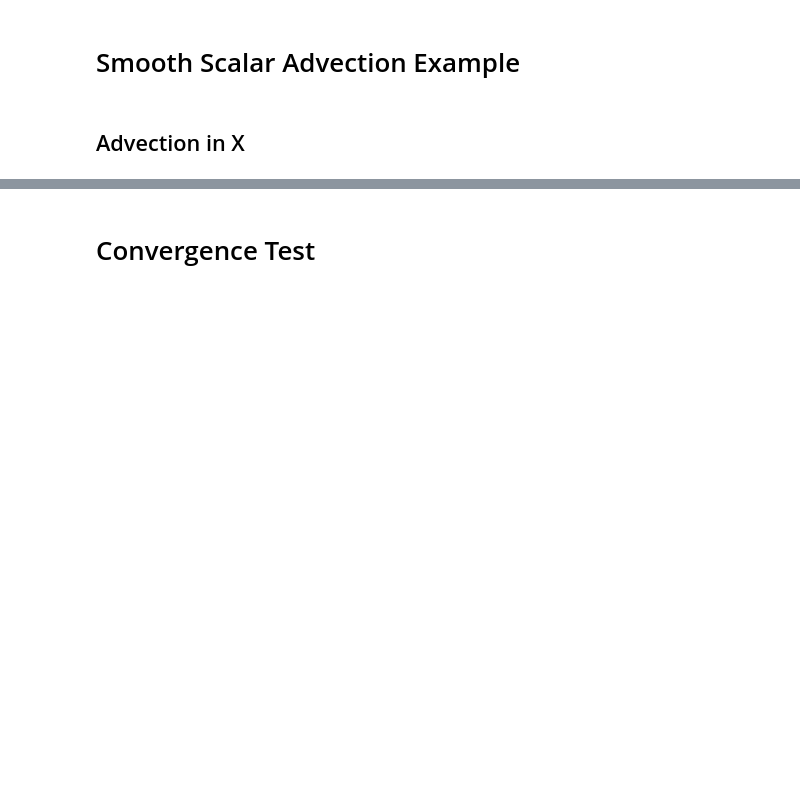
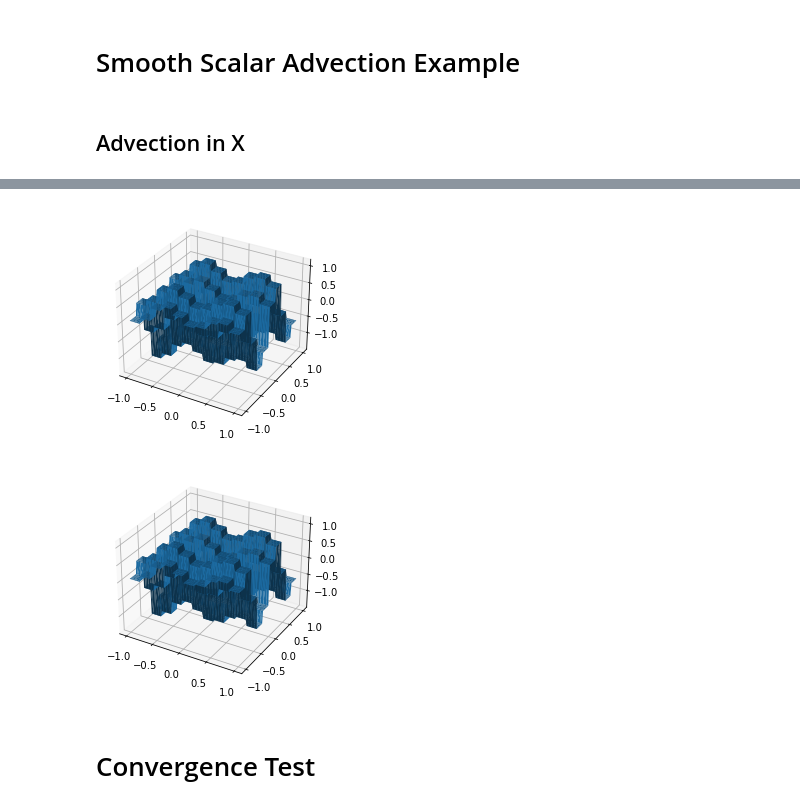
Before and after one commit to caleblogemann/pydogpack, a Jupyter notebook: apps/twodimensional/advection/smoothscalarexample/smooth_scalar_example.ipynb, the cells around one changed output, grey strips where cells are left out. Cells and saved outputs as stored; diff of their text form; code cells hidden in the pictures; blank space fills up the shorter version.

```diff
--- a/apps/twodimensional/advection/smoothscalarexample/smooth_scalar_example.ipynb
+++ b/apps/twodimensional/advection/smoothscalarexample/smooth_scalar_example.ipynb
@@ -68,3 +75,8 @@ problem.parameters["delta_t"]
+# %%
+final_solution.create_surface_plot()
+# %% [output]
+[figure, added]
+[figure, added]
 # %% [markdown]
 # Convergence Test
 # %% [markdown]
```
Also changed, not shown: parts of 4 cells of this notebook, 11 other files.
